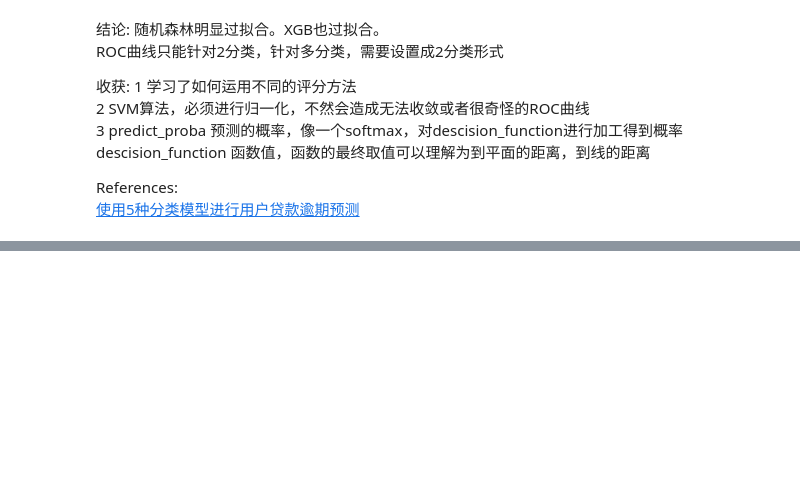
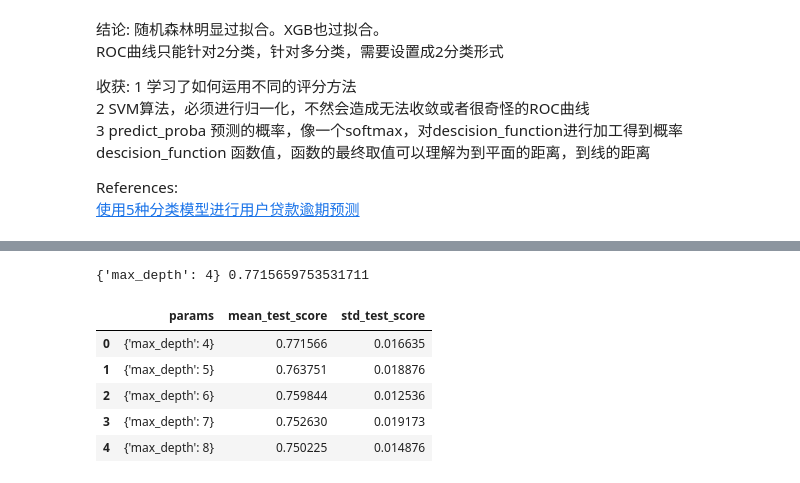
Before and after one commit to LittleSix1/Datawhale, a Jupyter notebook: Datawhale.ipynb, the cells around one changed output, grey strips where cells are left out. Saved outputs shown, nothing was run; the diff lists cells and outputs as text; code cells hidden in the pictures; blank space fills up the shorter version.

```diff
--- a/Datawhale.ipynb
+++ b/Datawhale.ipynb
@@ -1036,0 +1133,10 @@ References:
+# %%
+grid(DecisionTreeClassifier()).grid_get(X_train,y_train,{'max_depth':[4,5,6,7,8]})
+# %% [output]
+{'max_depth': 4} 0.7715659753531711
+|  | params | mean_test_score | std_test_score |
+| 0 | {'max_depth': 4} | 0.771566 | 0.016635 |
+| 1 | {'max_depth': 5} | 0.763751 | 0.018876 |
+| 2 | {'max_depth': 6} | 0.759844 | 0.012536 |
+| 3 | {'max_depth': 7} | 0.752630 | 0.019173 |
+| 4 | {'max_depth': 8} | 0.750225 | 0.014876 |
```
Also changed, not shown: parts of 21 cells of this notebook.
